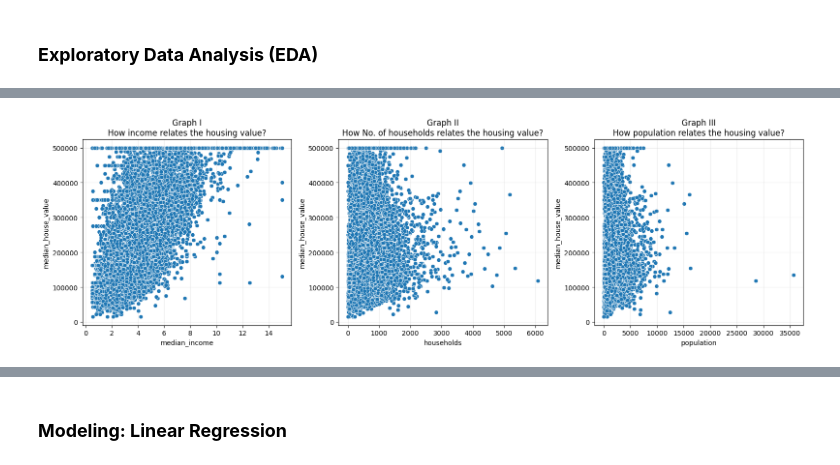
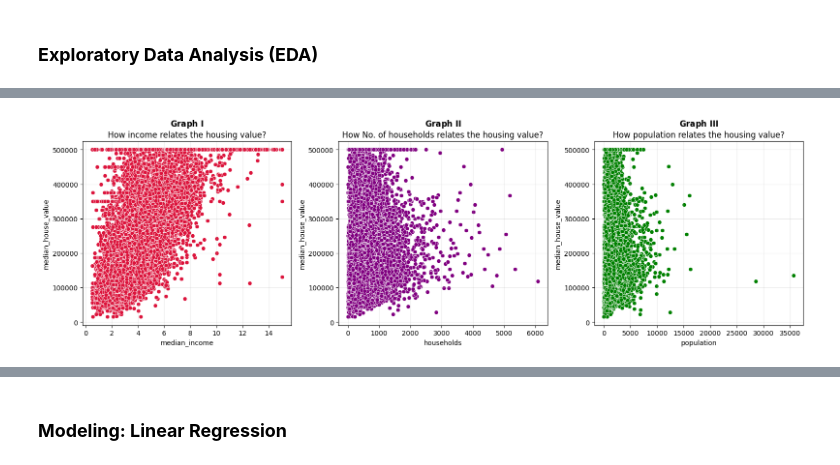
Before and after one commit to imdarshik/CSCN8010-labs, a Jupyter notebook: week3/house_price_predictor.ipynb, the cells around one changed output, grey strips where cells are left out. Cells and saved outputs as stored; diff of their text form; code cells hidden in the pictures.

```diff
--- a/week3/house_price_predictor.ipynb
+++ b/week3/house_price_predictor.ipynb
@@ -74,29 +80,29 @@ Describe
 # %%
 # Import ploting libraries
 import matplotlib.pyplot as plt
 import seaborn as sns
 
 plt.figure(figsize=(16,5))
 
 # Median income VS Median house value
 plt.subplot(1,3,1)
-sns.scatterplot(df, x="median_income", y="median_house_value")
-plt.title("Graph I\nHow income relates the housing value?")
+sns.scatterplot(df, x="median_income", y="median_house_value", color="crimson")
+plt.title("$\\bf{Graph}$ $\\bf{I}$\nHow income relates the housing value?")
 plt.grid(alpha=0.25)
 
 # Number of households VS Median house value
 plt.subplot(1,3,2)
-sns.scatterplot(df, x="households", y="median_house_value")
-plt.title("Graph II\nHow No. of households relates the housing value?")
+sns.scatterplot(df, x="households", y="median_house_value", color="purple")
+plt.title("$\\bf{Graph}$ $\\bf{II}$\nHow No. of households relates the housing value?")
 plt.grid(alpha=0.25)
 
 # Population VS Median house value
 plt.subplot(1,3,3)
-sns.scatterplot(df, x="population", y="median_house_value")
-plt.title("Graph III\nHow population relates the housing value?")
+sns.scatterplot(df, x="population", y="median_house_value", color="green")
+plt.title("$\\bf{Graph}$ $\\bf{III}$\nHow population relates the housing value?")
 plt.grid(alpha=0.25)
 
 plt.tight_layout()
 plt.show()
 # %% [output]
-[figure, old version]
+[figure, new version]
```
Also changed, not shown: parts of 16 cells of this notebook.
